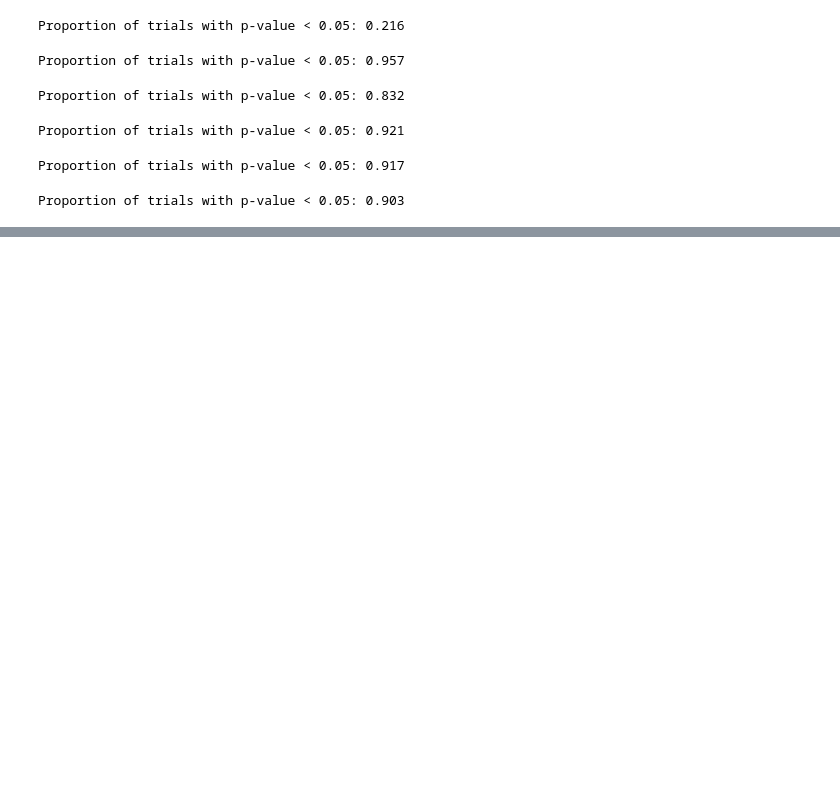
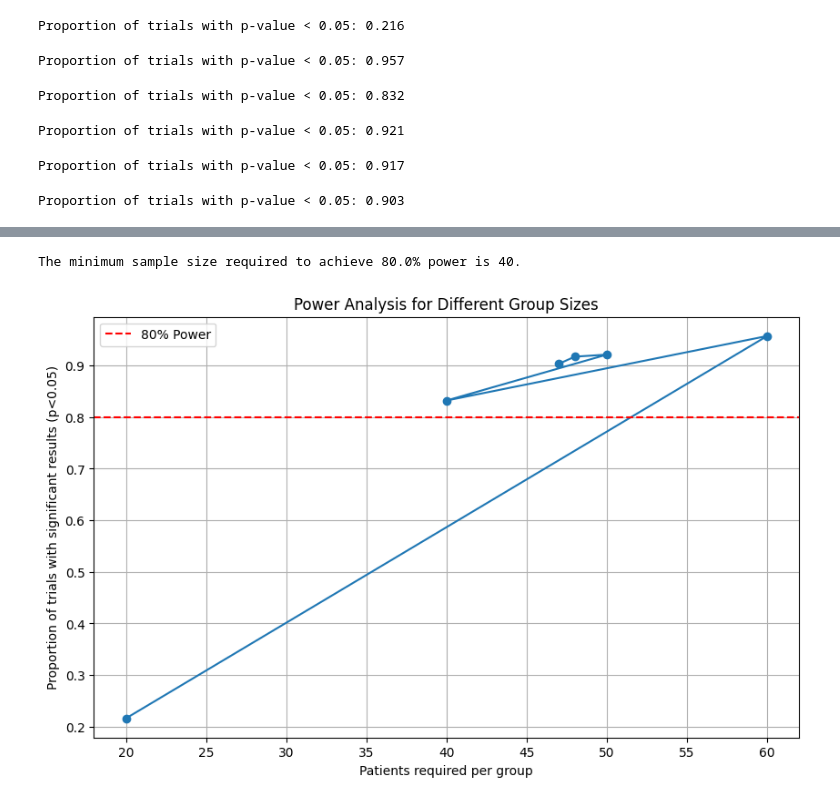
Before and after one commit to RachaelJadeMcGrath/Problems_2c_Quant, a Jupyter notebook: rachaels_project.ipynb, the cells around one changed output, grey strips where cells are left out. Drawn from its saved outputs; the diff is of its cells as text; code cells hidden in the pictures; blank space fills up the shorter version.

```diff
--- a/rachaels_project.ipynb
+++ b/rachaels_project.ipynb
@@ -421,0 +424,20 @@ clinical_trial_df
+# %%
+desired_power = 0.80
+min_sample_size = power_df[power_df['proportion significant'] >= desired_power]['group size'].min()
+
+print(f"The minimum sample size required to achieve {desired_power * 100}% power is {min_sample_size}.")
+# %% [output]
+The minimum sample size required to achieve 80.0% power is 40.
+# %%
+# Plot the results
+plt.figure(figsize=(10, 6))
+plt.plot(power_df['group size'], power_df['proportion significant'], marker='o')
+plt.axhline(y=0.80, color='r', linestyle='--', label='80% Power')
+plt.xlabel('Patients required per group')
+plt.ylabel('Proportion of trials with significant results (p<0.05)')
+plt.title('Power Analysis for Different Group Sizes')
+plt.legend()
+plt.grid(True)
+plt.show()
+# %% [output]
+[figure, added]
```
Also changed, not shown: parts of 1 cell of this notebook.
